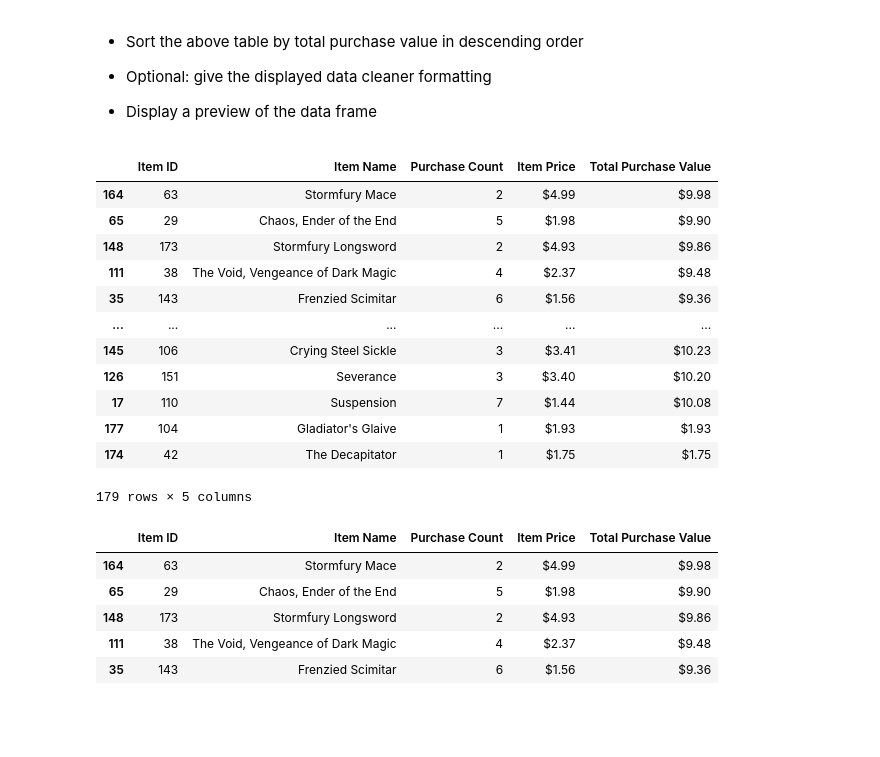
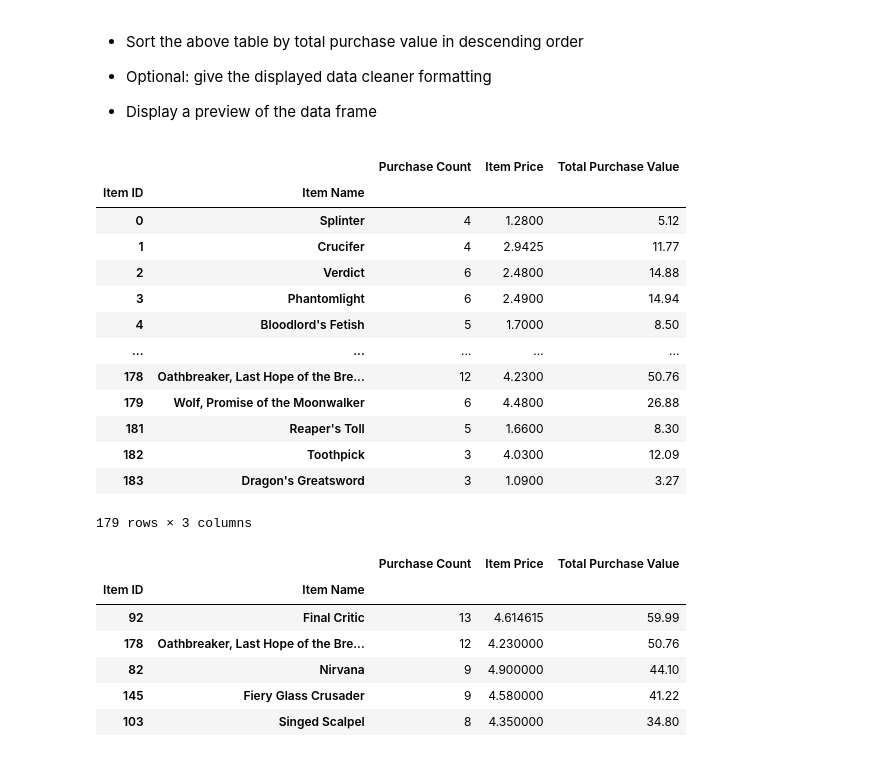
Before and after one commit to dianeyaneza/UWA-Data-Homework-Pandas-Challenge, a Jupyter notebook: HeroesOfPymoli_starter.ipynb, the cells around one changed output. Cells and saved outputs as stored; diff of their text form; code cells hidden in the pictures; blank space fills up the shorter version.

```diff
--- a/HeroesOfPymoli_starter.ipynb
+++ b/HeroesOfPymoli_starter.ipynb
@@ -903,31 +903,36 @@ summary_pop_items.head(5)
 
 
 * Display a preview of the data frame
+# %%
+# Use the previous table to create a new table
+item_purchase_summary = pc_pop_items.merge(app_pop_items, left_index=True, right_index=True)
+summary_prof_items = item_purchase_summary.merge(tpv_pop_items, left_index=True, right_index=True)
+summary_prof_items.columns = ["Purchase Count", "Item Price", "Total Purchase Value"]
+summary_prof_items
+# %% [output]
+|  |  | Purchase Count | Item Price | Total Purchase Value |
+| Item ID | Item Name |  |  |  |
+| 0 | Splinter | 4 | 1.2800 | 5.12 |
+| 1 | Crucifer | 4 | 2.9425 | 11.77 |
+| 2 | Verdict | 6 | 2.4800 | 14.88 |
+| 3 | Phantomlight | 6 | 2.4900 | 14.94 |
+| 4 | Bloodlord's Fetish | 5 | 1.7000 | 8.50 |
+| ... | ... | ... | ... | ... |
+| 178 | Oathbreaker, Last Hope of the Bre... | 12 | 4.2300 | 50.76 |
+| 179 | Wolf, Promise of the Moonwalker | 6 | 4.4800 | 26.88 |
+| 181 | Reaper's Toll | 5 | 1.6600 | 8.30 |
+| 182 | Toothpick | 3 | 4.0300 | 12.09 |
+| 183 | Dragon's Greatsword | 3 | 1.0900 | 3.27 |
+179 rows × 3 columns
 # %%
-# Use the previous table to create a new table that shows the most profitable item by sorting the Total Purchase Value in descending order
-summary_prof_items = pd.DataFrame(summary_pop_items.sort_values("Total Purchase Value", ascending=False))
-summary_prof_items
+# Display the most profitable item by sorting the Total Purchase Value in descending order
+summary_prof_items = summary_prof_items.sort_values("Total Purchase Value", ascending=False)
+summary_prof_items.head(5)
 # %% [output]
-|  | Item ID | Item Name | Purchase Count | Item Price | Total Purchase Value |
-| 164 | 63 | Stormfury Mace | 2 | $4.99 | $9.98 |
-| 65 | 29 | Chaos, Ender of the End | 5 | $1.98 | $9.90 |
-| 148 | 173 | Stormfury Longsword | 2 | $4.93 | $9.86 |
-| 111 | 38 | The Void, Vengeance of Dark Magic | 4 | $2.37 | $9.48 |
-| 35 | 143 | Frenzied Scimitar | 6 | $1.56 | $9.36 |
-| ... | ... | ... | ... | ... | ... |
-| 145 | 106 | Crying Steel Sickle | 3 | $3.41 | $10.23 |
-| 126 | 151 | Severance | 3 | $3.40 | $10.20 |
-| 17 | 110 | Suspension | 7 | $1.44 | $10.08 |
-| 177 | 104 | Gladiator's Glaive | 1 | $1.93 | $1.93 |
-| 174 | 42 | The Decapitator | 1 | $1.75 | $1.75 |
+|  |  | Purchase Count | Item Price | Total Purchase Value |
+| Item ID | Item Name |  |  |  |
+| 92 | Final Critic | 13 | 4.614615 | 59.99 |
+| 178 | Oathbreaker, Last Hope of the Bre... | 12 | 4.230000 | 50.76 |
+| 82 | Nirvana | 9 | 4.900000 | 44.10 |
+| 145 | Fiery Glass Crusader | 9 | 4.580000 | 41.22 |
+| 103 | Singed Scalpel | 8 | 4.350000 | 34.80 |
-179 rows × 5 columns
-# %%
-# Display the summary table
-summary_prof_items.head(5)
-# %% [output]
-|  | Item ID | Item Name | Purchase Count | Item Price | Total Purchase Value |
-| 164 | 63 | Stormfury Mace | 2 | $4.99 | $9.98 |
-| 65 | 29 | Chaos, Ender of the End | 5 | $1.98 | $9.90 |
-| 148 | 173 | Stormfury Longsword | 2 | $4.93 | $9.86 |
-| 111 | 38 | The Void, Vengeance of Dark Magic | 4 | $2.37 | $9.48 |
-| 35 | 143 | Frenzied Scimitar | 6 | $1.56 | $9.36 |
```
Also changed, not shown: parts of 3 cells of this notebook.
